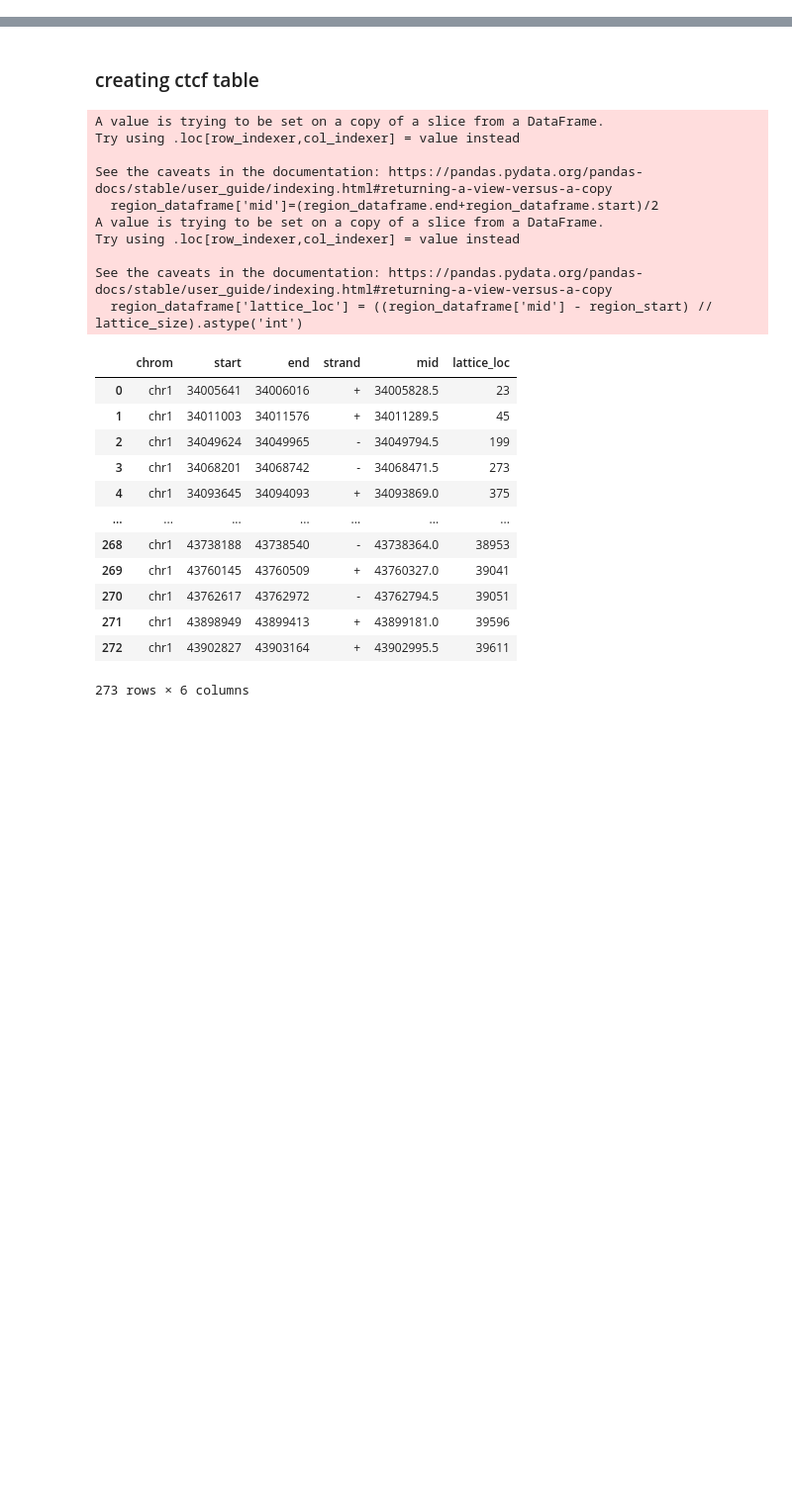
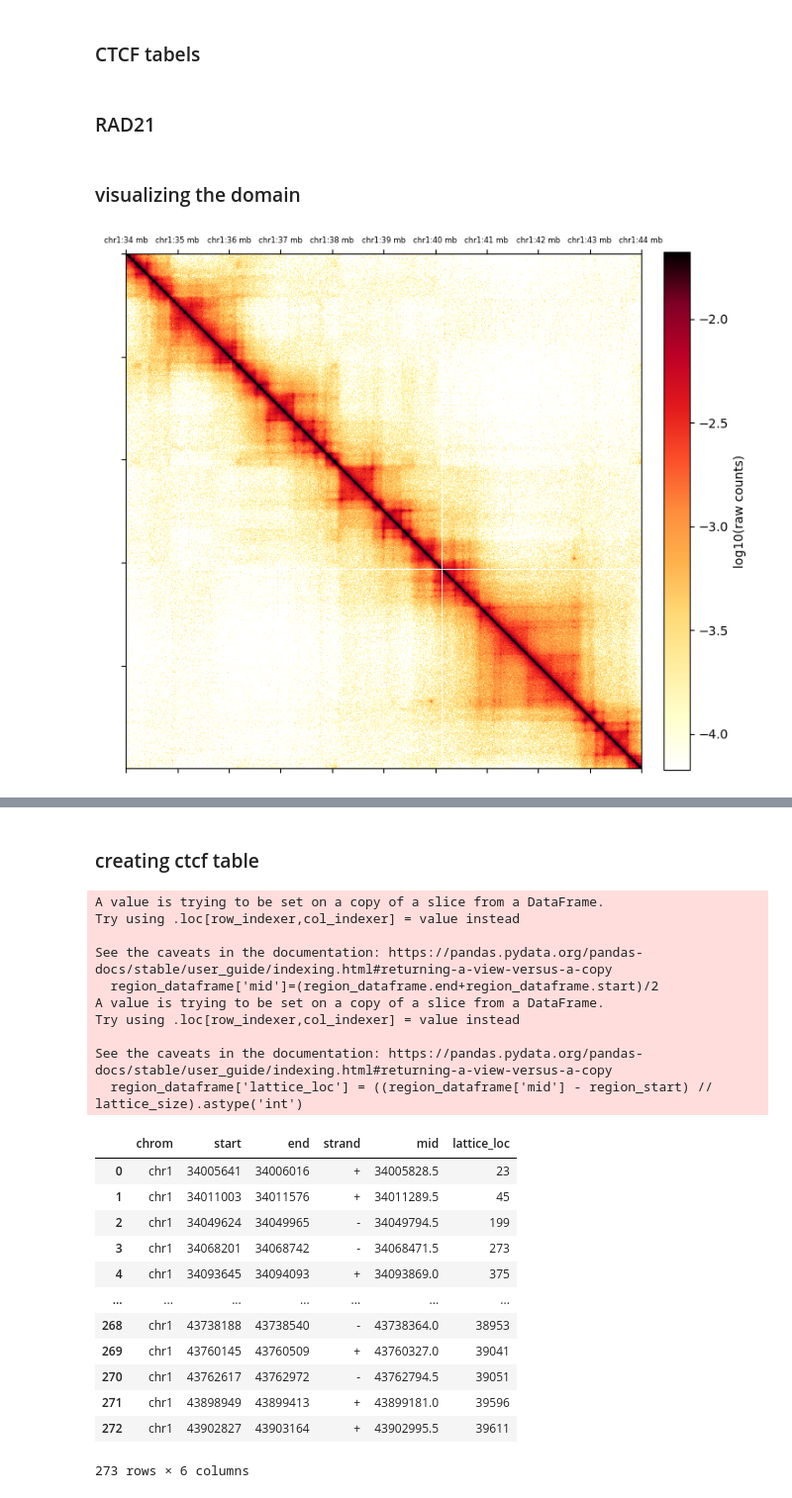
Before and after one commit to Fudenberg-Research-Group/OccupancyInputCTCF, a Jupyter notebook: processing/genome_domain_processing.ipynb, the cells around one changed output, grey strips where cells are left out. Shown at 99% size. Drawn from its saved outputs; the diff is of its cells as text; code cells hidden in the pictures; blank space fills up the shorter version.

```diff
--- a/processing/genome_domain_processing.ipynb
+++ b/processing/genome_domain_processing.ipynb
@@ -9,0 +20,6 @@ import utils as utils
+# %%
+bonev_file = '/project/fudenber_735/GEO/bonev_2017_GSE96107/distiller-0.3.1_mm10/results/coolers/HiC_ES.mm10.mapq_30.1000.mcool'
+bonev_cooler = cooler.Cooler(bonev_file+'::resolutions/10000')
+res = 10_000
+# %% [markdown]
+### CTCF tabels
@@ -9,0 +40,2 @@ import utils as utils
+# %% [markdown]
+### RAD21
@@ -9,0 +46,21 @@ import utils as utils
+# %% [markdown]
+### visualizing the domain
+# %%
+plt.figure(figsize=(8.1,8.10))
+
+region = 'chr1:34000000-44000000'
+region_start=bioframe.parse_region_string(region)[1]
+cname = (cooler.Cooler(bonev_file+'::resolutions/'+str(res)).matrix(balance=True).fetch(region))
+
+im = plt.matshow(np.log10(cname),
+                 vmax = np.log10(np.nanmedian(np.diag(cname,2))),
+                 vmin= np.log10(np.nanmedian(np.diag(cname,2)))-2.5,
+                 fignum=False ,cmap='fall' );
+plt.colorbar(im ,fraction=0.046, pad=0.04, label='log10(raw counts)')
+plt.xticks(utils.axes_ary(region)[0], fontsize = 6.1)
+plt.gca().set_xticklabels(utils.axes_ary(region)[1])
+plt.gca().set_yticklabels([])
+plt.savefig('../outputs/chrdomain_%s.png'%region)
+plt.show()
+# %% [output]
+[figure, added]
```
Also changed, not shown: parts of 17 cells of this notebook, 5 other files.
